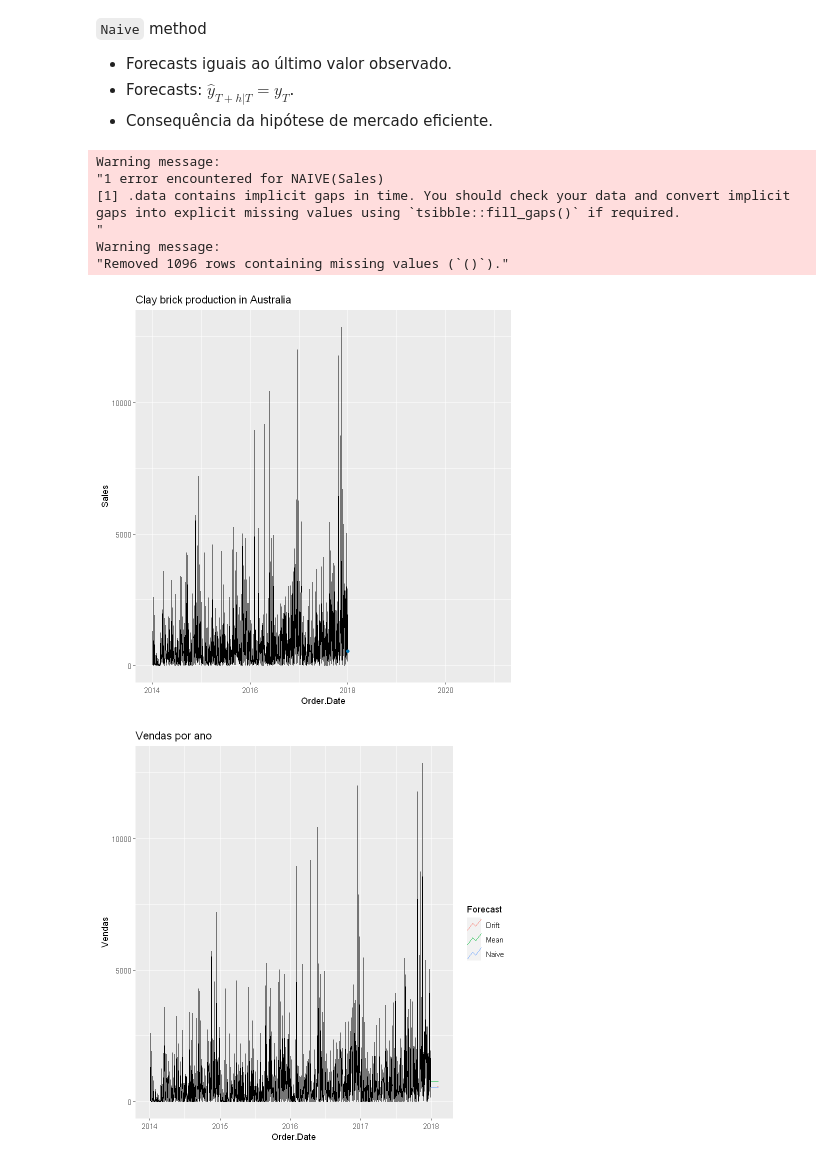
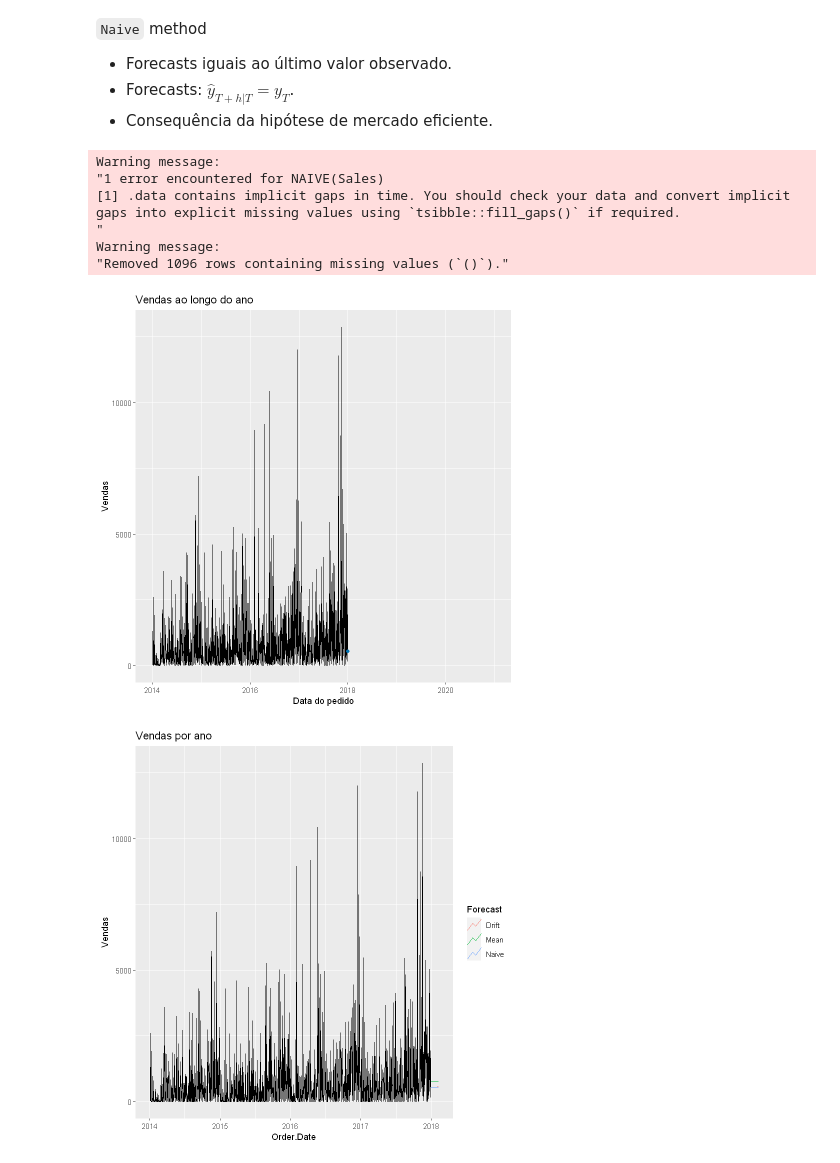
Before and after one commit to tgvp/Time_Series_Forecast, a Jupyter notebook: src/Time_Series.ipynb, the cells around one changed output. Saved outputs shown, nothing was run; the diff lists cells and outputs as text; code cells hidden in the pictures.

```diff
--- a/src/Time_Series.ipynb
+++ b/src/Time_Series.ipynb
@@ -538,19 +546,21 @@ sales <- df_ts_filled |>
 # %%
 sales |>
   filter(!is.na(Sales) & Sales > 0 & Sales ) |>
   model(NAIVE(Sales)) |>
   forecast(h = "3 years") |>
   autoplot(filter(sales, year(Order.Date) >= 2014), level = NULL) +
   geom_point(data = slice(sales, n()), aes(y=Sales), colour = "#0072B2") +
-  labs(title = "Clay brick production in Australia")
+  labs(title = "Vendas ao longo do ano",
+       x = "Data do pedido",
+       y = "Vendas")
 # %% [output]
 Warning message:
 "1 error encountered for NAIVE(Sales)
 [1] .data contains implicit gaps in time. You should check your data and convert implicit gaps into explicit missing values using `tsibble::fill_gaps()` if required.
 "
 Warning message:
 "Removed 1096 rows containing missing values (`()`)."
-[figure, old version]
+[figure, new version]
 # %%
 # Specify, estimate and forecast
 df_ts_filled %>%
```
Also changed, not shown: parts of 11 cells of this notebook.
